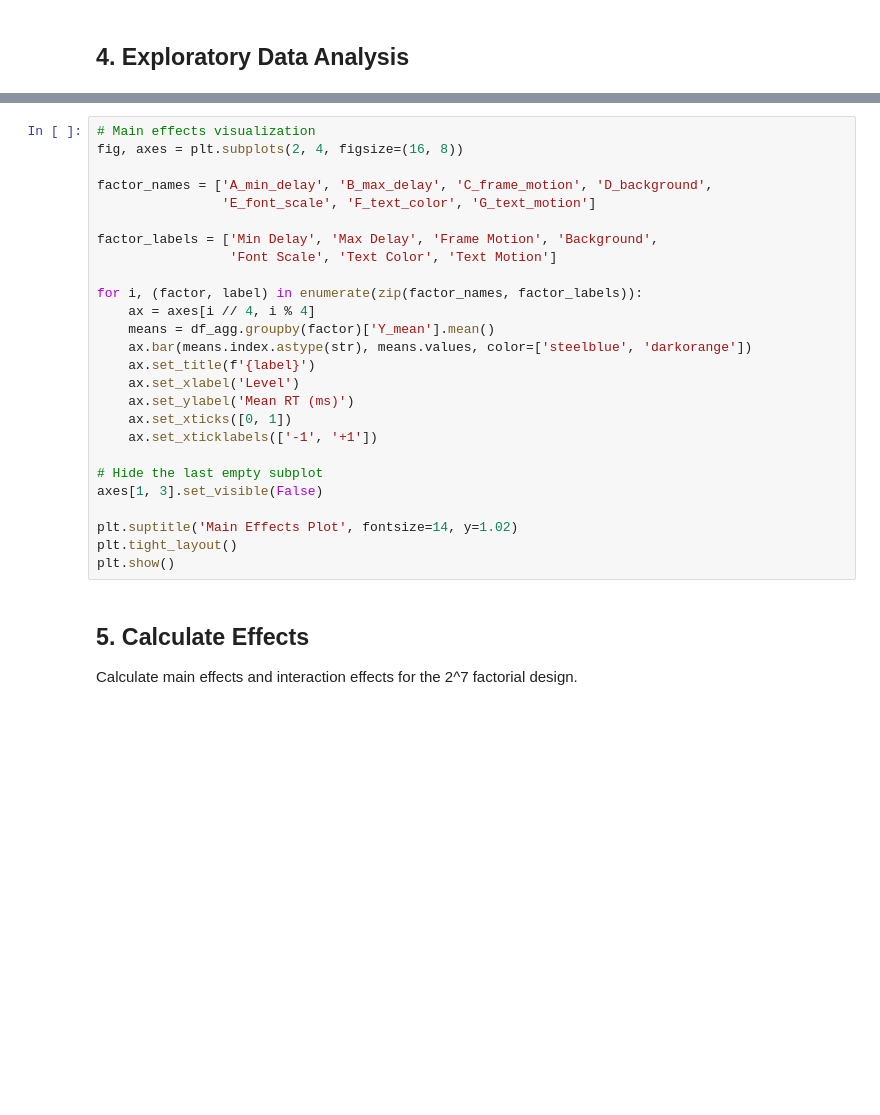
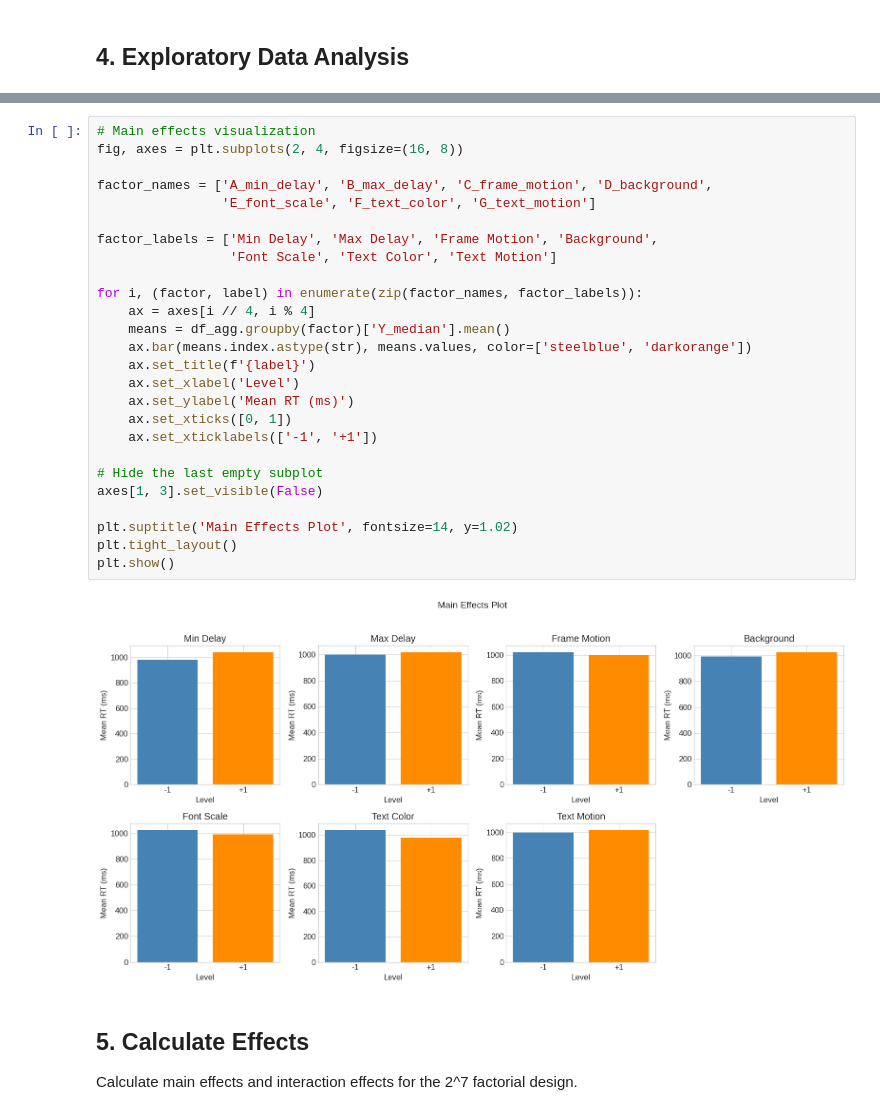
Before and after one commit to VojtasekP/NAEX_reaction_time, a Jupyter notebook: reaction_time_factorial_analysis.ipynb, the cells around one changed output, grey strips where cells are left out. Cells and saved outputs as stored; diff of their text form; blank space fills up the shorter version.

```diff
--- a/reaction_time_factorial_analysis.ipynb
+++ b/reaction_time_factorial_analysis.ipynb
@@ -247,29 +607,31 @@ INTERPRETATION - Exploratory Data Analysis:
 # %%
 # Main effects visualization
 fig, axes = plt.subplots(2, 4, figsize=(16, 8))
 
 factor_names = ['A_min_delay', 'B_max_delay', 'C_frame_motion', 'D_background',
                 'E_font_scale', 'F_text_color', 'G_text_motion']
 
 factor_labels = ['Min Delay', 'Max Delay', 'Frame Motion', 'Background',
                  'Font Scale', 'Text Color', 'Text Motion']
 
 for i, (factor, label) in enumerate(zip(factor_names, factor_labels)):
     ax = axes[i // 4, i % 4]
-    means = df_agg.groupby(factor)['Y_mean'].mean()
+    means = df_agg.groupby(factor)['Y_median'].mean()
     ax.bar(means.index.astype(str), means.values, color=['steelblue', 'darkorange'])
     ax.set_title(f'{label}')
     ax.set_xlabel('Level')
     ax.set_ylabel('Mean RT (ms)')
     ax.set_xticks([0, 1])
     ax.set_xticklabels(['-1', '+1'])
 
 # Hide the last empty subplot
 axes[1, 3].set_visible(False)
 
 plt.suptitle('Main Effects Plot', fontsize=14, y=1.02)
 plt.tight_layout()
 plt.show()
+# %% [output]
+[figure, added]
 # %% [markdown]
 ## 5. Calculate Effects
 
```
Also changed, not shown: parts of 22 cells of this notebook.
